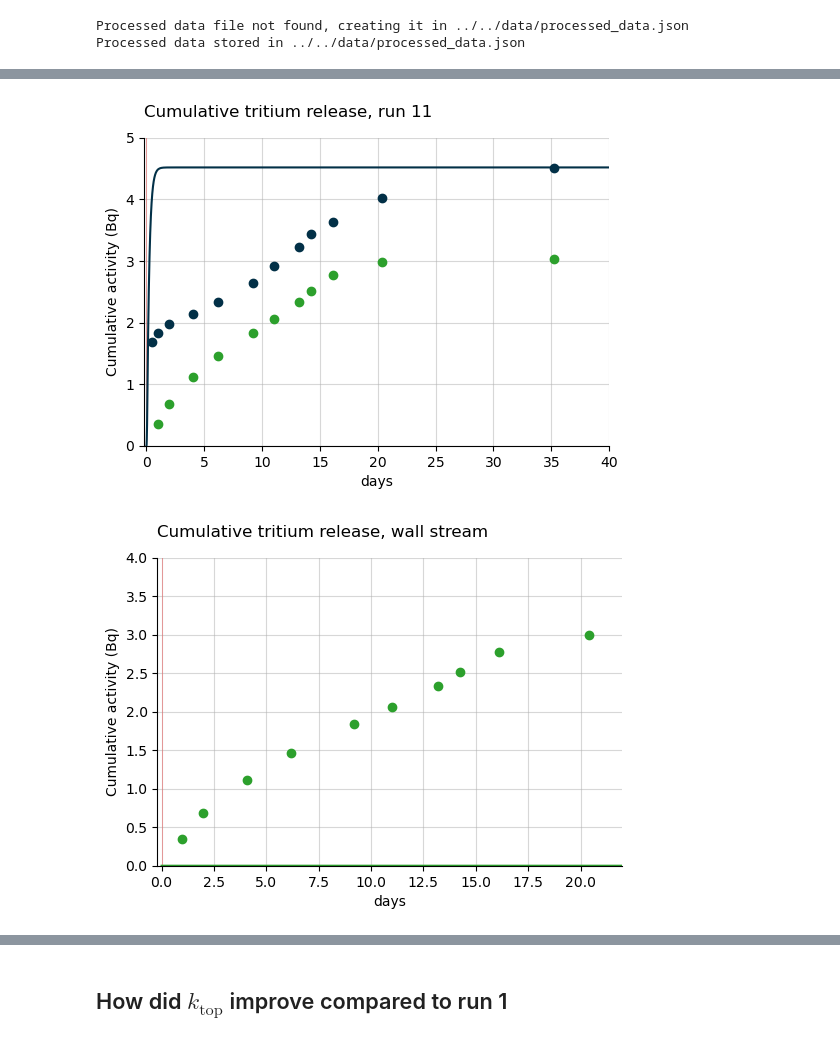
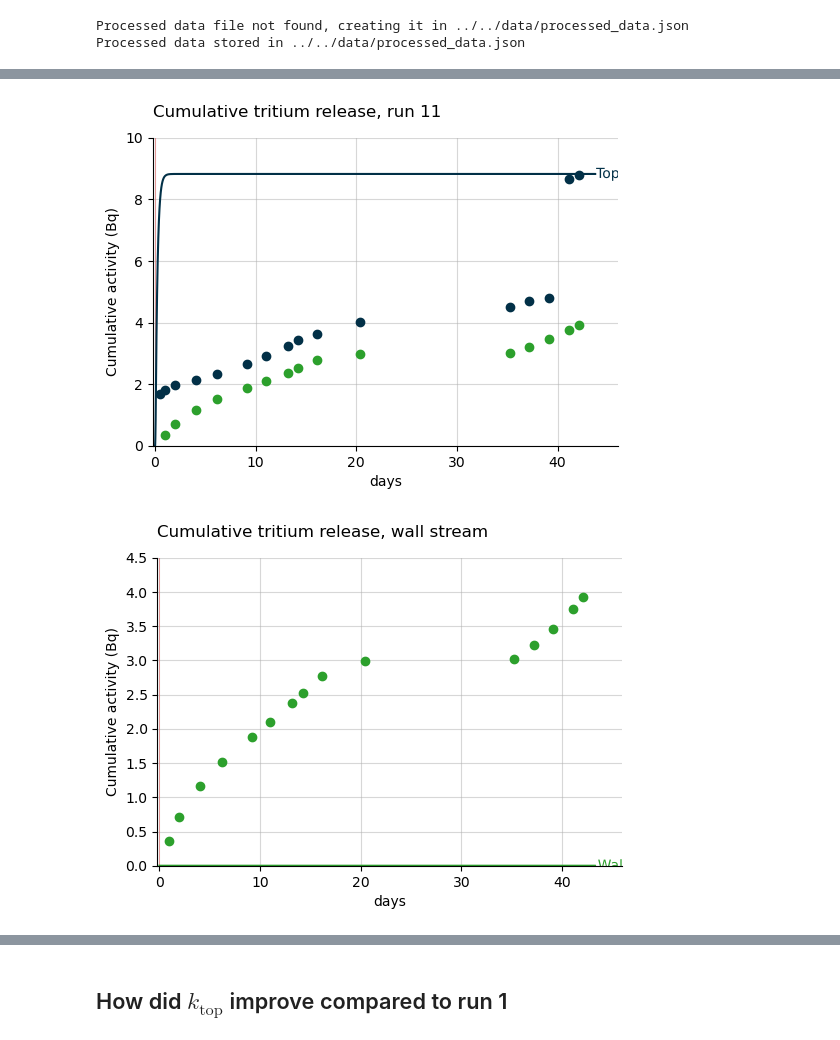
Before and after one commit to veliki-filozof/BABY-1L-run-11, a Jupyter notebook: analysis/tritium/tritium_model.ipynb, the cells around one changed output, grey strips where cells are left out. Drawn from its saved outputs; the diff is of its cells as text; code cells hidden in the pictures.

```diff
--- a/analysis/tritium/tritium_model.ipynb
+++ b/analysis/tritium/tritium_model.ipynb
@@ -105,36 +105,36 @@ Geometry:
 plt.figure(figsize=(6, 4))
 (l,) = plot_integrated_top_release(baby_model, color="#023047", label="Top")
 # plot_integrated_wall_release(baby_model, color="tab:green", label="Wall")
 plot_irradiation(baby_model, facecolor="#EF5B5B", alpha=0.5)
 plt.grid(alpha=0.5)
 labelLines(plt.gca().get_lines(), zorder=2.5, xvals=[45] * 2)
 plt.ylim(bottom=0 * ureg.Bq)
 
 plt.scatter(
     replacement_times_top, IV_stream.get_cumulative_activity("total"), color="#023047"
 )
 plt.scatter(
     replacement_times_walls,
     OV_stream.get_cumulative_activity("total"),
     color="tab:green",
 )
 
 # add line where top is 99% of final
 #ydata = l.get_ydata()
 #xdata = l.get_xdata()
 #target_release_frac = 0.99
 #x_target = xdata[np.argmax(ydata > target_release_frac * ydata[-1])]
 
 
 plt.title("Cumulative tritium release, run 11", loc="left", pad=15)
-plt.ylim(top=5)
-plt.xlim(left=-0.2, right=40)
+plt.ylim(top=10)
+plt.xlim(left=-0.2, right=46)
 plt.xlabel("days")
 plt.ylabel("Cumulative activity (Bq)")
 
 plt.savefig("cumulative_release.pdf", bbox_inches="tight")
 # %% [output]
-[figure, old version]
+[figure, new version]
 # %%
 plt.figure(figsize=(6, 4))
 plot_integrated_wall_release(baby_model, color="tab:green", label="Wall")
@@ -151,15 +151,15 @@ plt.scatter(
 
 
 plt.title("Cumulative tritium release, wall stream", loc="left", pad = 15)
-plt.ylim(top=4)
-plt.xlim(right = 22)
+plt.ylim(top=4.5)
+plt.xlim(right = 46)
 plt.xlim(left = -0.2)
 plt.xlabel("days")
 plt.ylabel("Cumulative activity (Bq)")
 
 plt.savefig("cumulative_release.pdf", bbox_inches="tight")
 # %% [output]
-[figure, old version]
+[figure, new version]
 # %%
 plot_sample_activity_top(
     baby_model, replacement_times=replacement_times_top, color="#023047", label="Top"
```
Also changed, not shown: parts of 4 cells of this notebook.
